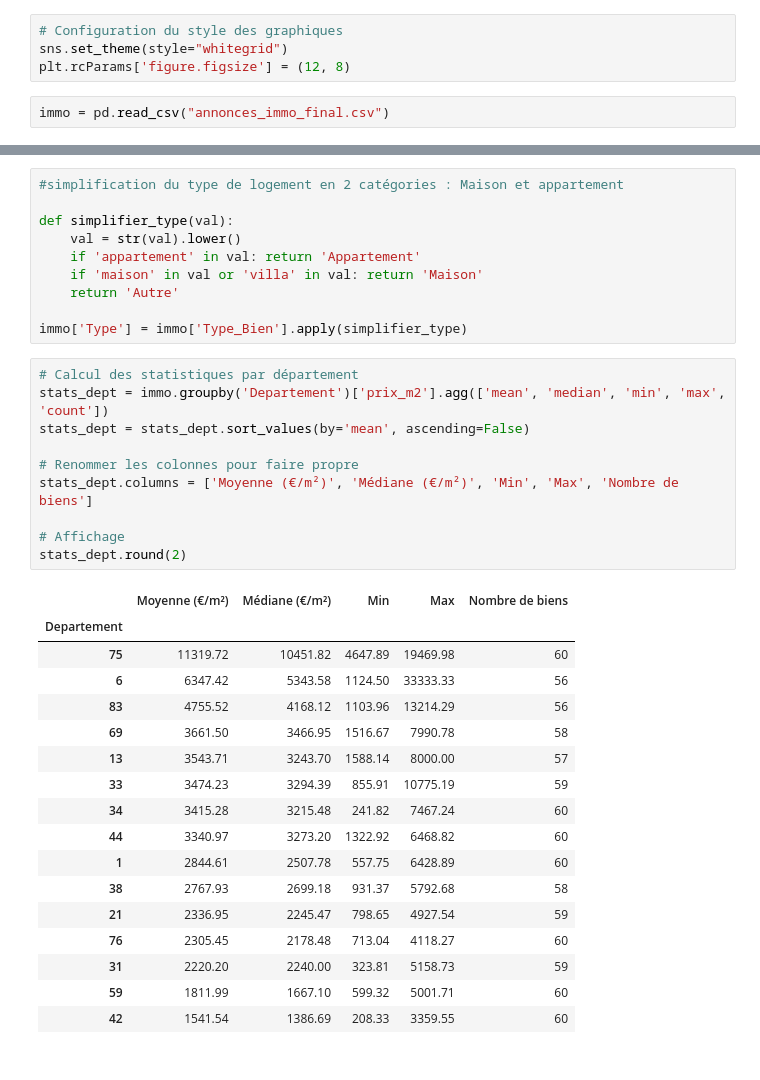
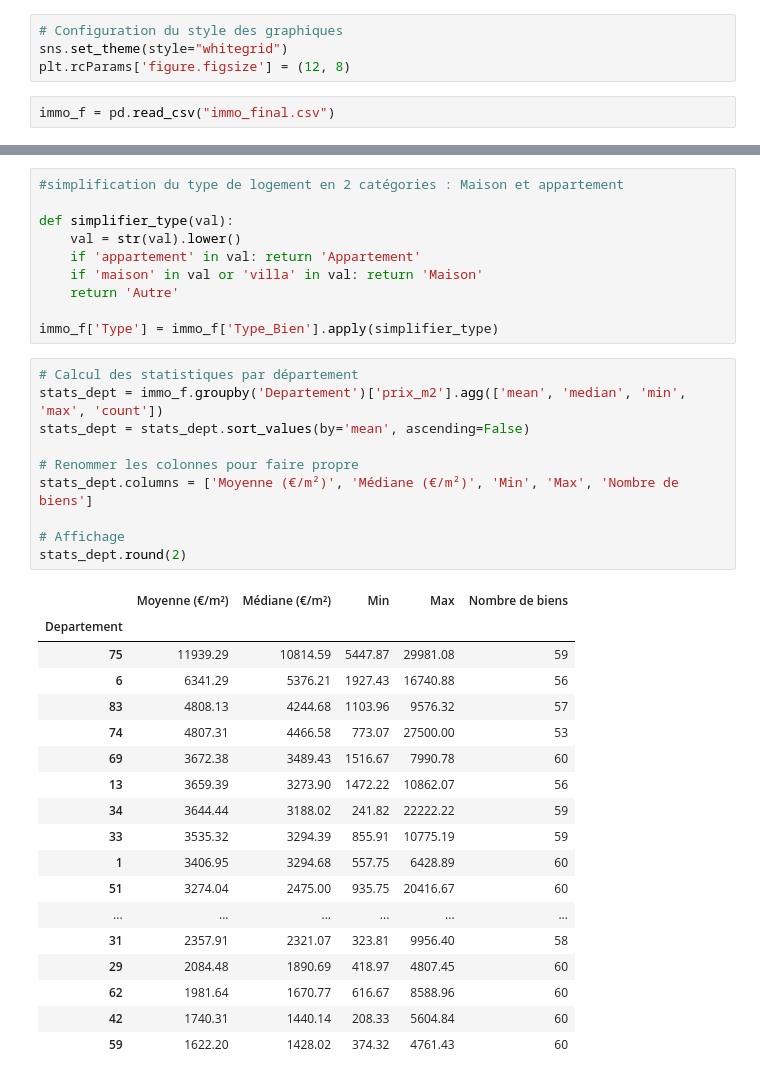
Before and after one commit to btalib001/PythonAvance, a Jupyter notebook: analyse_nettoyage.ipynb, the cells around one changed output, grey strips where cells are left out. Saved outputs shown, nothing was run; the diff lists cells and outputs as text.

```diff
--- a/analyse_nettoyage.ipynb
+++ b/analyse_nettoyage.ipynb
@@ -104,4 +166,4 @@ Commet le prix au mètre carré varie-t-il selon le département, la surface et
 sns.set_theme(style="whitegrid")
 plt.rcParams['figure.figsize'] = (12, 8)
 # %%
-immo = pd.read_csv("annonces_immo_final.csv")
+immo_f = pd.read_csv("immo_final.csv")
@@ -114,35 +185,36 @@ def simplifier_type(val):
     if 'maison' in val or 'villa' in val: return 'Maison'
     return 'Autre'
 
-immo['Type'] = immo['Type_Bien'].apply(simplifier_type)
+immo_f['Type'] = immo_f['Type_Bien'].apply(simplifier_type)
 # %%
 # Calcul des statistiques par département
-stats_dept = immo.groupby('Departement')['prix_m2'].agg(['mean', 'median', 'min', 'max', 'count'])
+stats_dept = immo_f.groupby('Departement')['prix_m2'].agg(['mean', 'median', 'min', 'max', 'count'])
 stats_dept = stats_dept.sort_values(by='mean', ascending=False)
 
 # Renommer les colonnes pour faire propre
 stats_dept.columns = ['Moyenne (€/m²)', 'Médiane (€/m²)', 'Min', 'Max', 'Nombre de biens']
 
 # Affichage
 stats_dept.round(2)
 # %% [output]
 |  | Moyenne (€/m²) | Médiane (€/m²) | Min | Max | Nombre de biens |
 | Departement |  |  |  |  |  |
-| 75 | 11319.72 | 10451.82 | 4647.89 | 19469.98 | 60 |
-| 6 | 6347.42 | 5343.58 | 1124.50 | 33333.33 | 56 |
-| 83 | 4755.52 | 4168.12 | 1103.96 | 13214.29 | 56 |
-| 69 | 3661.50 | 3466.95 | 1516.67 | 7990.78 | 58 |
-| 13 | 3543.71 | 3243.70 | 1588.14 | 8000.00 | 57 |
-| 33 | 3474.23 | 3294.39 | 855.91 | 10775.19 | 59 |
-| 34 | 3415.28 | 3215.48 | 241.82 | 7467.24 | 60 |
-| 44 | 3340.97 | 3273.20 | 1322.92 | 6468.82 | 60 |
-| 1 | 2844.61 | 2507.78 | 557.75 | 6428.89 | 60 |
-| 38 | 2767.93 | 2699.18 | 931.37 | 5792.68 | 58 |
-| 21 | 2336.95 | 2245.47 | 798.65 | 4927.54 | 59 |
-| 76 | 2305.45 | 2178.48 | 713.04 | 4118.27 | 60 |
-| 31 | 2220.20 | 2240.00 | 323.81 | 5158.73 | 59 |
-| 59 | 1811.99 | 1667.10 | 599.32 | 5001.71 | 60 |
-| 42 | 1541.54 | 1386.69 | 208.33 | 3359.55 | 60 |
+| 75 | 11939.29 | 10814.59 | 5447.87 | 29981.08 | 59 |
+| 6 | 6341.29 | 5376.21 | 1927.43 | 16740.88 | 56 |
+| 83 | 4808.13 | 4244.68 | 1103.96 | 9576.32 | 57 |
+| 74 | 4807.31 | 4466.58 | 773.07 | 27500.00 | 53 |
+| 69 | 3672.38 | 3489.43 | 1516.67 | 7990.78 | 60 |
+| 13 | 3659.39 | 3273.90 | 1472.22 | 10862.07 | 56 |
+| 34 | 3644.44 | 3188.02 | 241.82 | 22222.22 | 59 |
+| 33 | 3535.32 | 3294.39 | 855.91 | 10775.19 | 59 |
+| 1 | 3406.95 | 3294.68 | 557.75 | 6428.89 | 60 |
+| 51 | 3274.04 | 2475.00 | 935.75 | 20416.67 | 60 |
+| ... | ... | ... | ... | ... | ... |
+| 31 | 2357.91 | 2321.07 | 323.81 | 9956.40 | 58 |
+| 29 | 2084.48 | 1890.69 | 418.97 | 4807.45 | 60 |
+| 62 | 1981.64 | 1670.77 | 616.67 | 8588.96 | 60 |
+| 42 | 1740.31 | 1440.14 | 208.33 | 5604.84 | 60 |
+| 59 | 1622.20 | 1428.02 | 374.32 | 4761.43 | 60 |
 # %%
 plt.figure(figsize=(14, 6))
 
```
Also changed, not shown: parts of 28 cells of this notebook, 1 other file.
